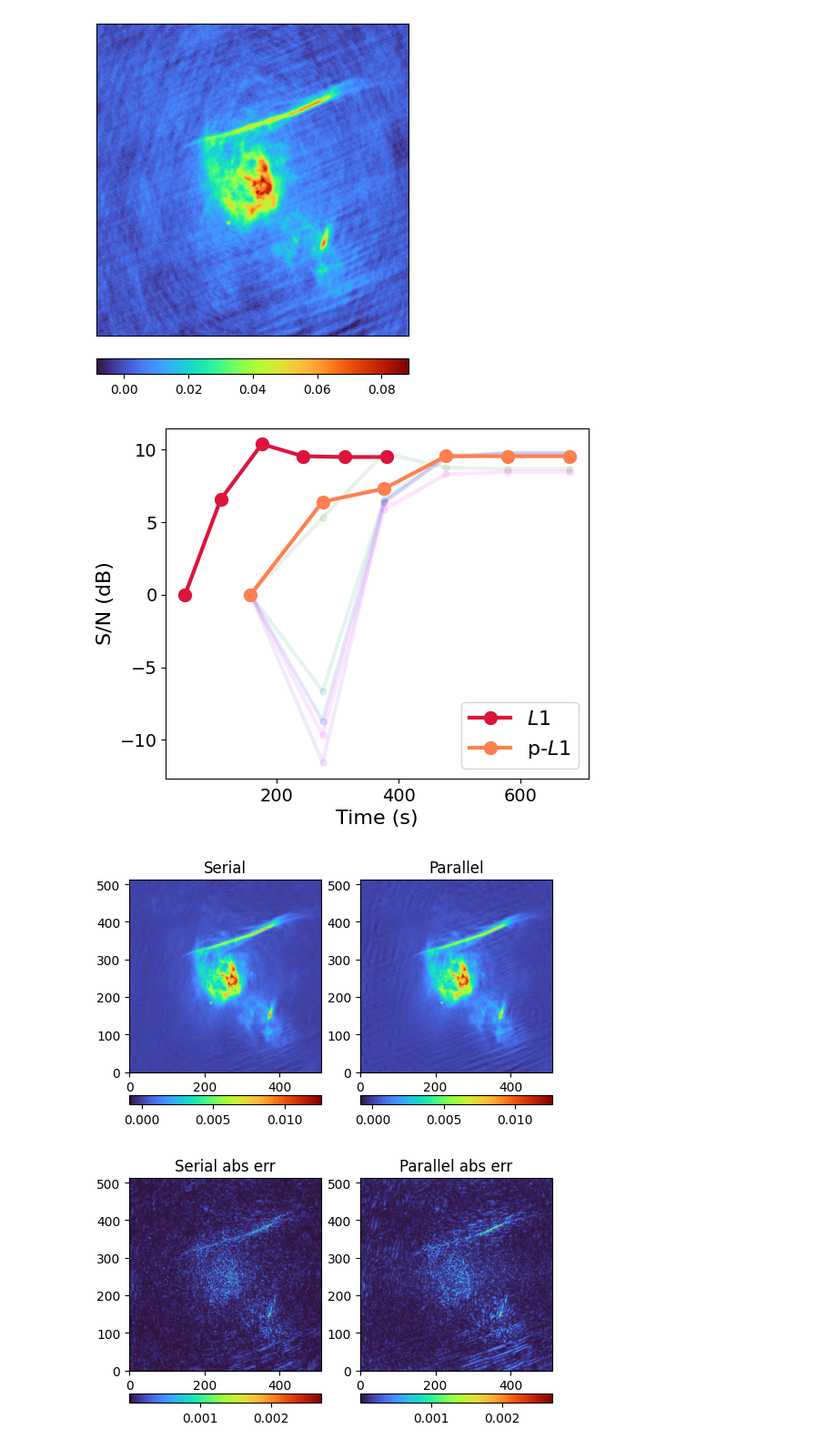
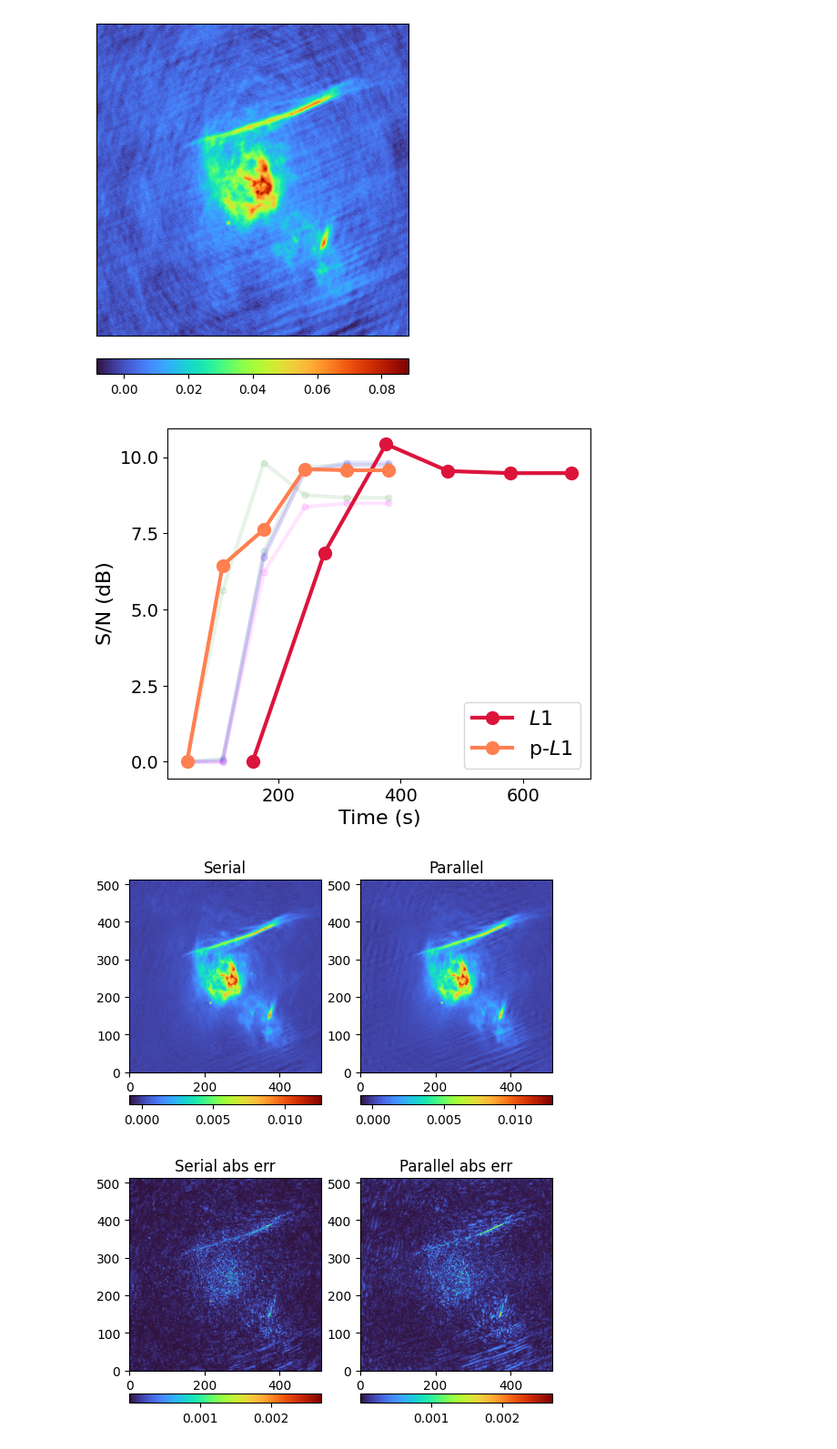
Before and after one commit to simon-prunet/radio-imaging, a Jupyter notebook: notebooks_and_pyscripts/multipartition_bda_results.ipynb, the cells around one changed output. Shown at 91% size. Drawn from its saved outputs; the diff is of its cells as text; code cells hidden in the pictures.

```diff
--- a/notebooks_and_pyscripts/multipartition_bda_results.ipynb
+++ b/notebooks_and_pyscripts/multipartition_bda_results.ipynb
@@ -66,11 +70,11 @@ util.plotNImages([dirty], [""], cmap="turbo", hide_ticks=True)
 # %% [output]
 [figure]
 # %%
-serial_times_sep = util.read_csv(sgrc_res_path + "pl1/mc_timings")
+serial_times_sep = util.read_csv(sgrc_res_path + "seriall1/mc_timings")
 serial_times = []
 serial_snrs = []
 
-parallel_times_sep = util.read_csv(sgrc_res_path + "seriall1/mc_timings")
+parallel_times_sep = util.read_csv(sgrc_res_path + "pl1/mc_timings")
 parallel_times = []
 parallel_snrs = []
 combined_snrs = []
@@ -97,7 +101,7 @@ for i in range(0, num_mc_l1):
 
     time_acc += float(serial_times_sep[i+1])
 
-    serial_snrs.append(evaluation.compute_snr(curr_deconv, gt))
+    serial_snrs.append(evaluation.compute_snr(gt, curr_deconv))
     serial_times.append(time_acc)
 
     if best_serial_snr < serial_snrs[-1]:
@@ -122,42 +126,42 @@ for i in range(0, num_mc_l1):
         else:
             curr_deconvs[j] += curr_deconv
 
-        parallel_snrs[j].append(evaluation.compute_snr(curr_deconvs[j], gt))
+        parallel_snrs[j].append(evaluation.compute_snr(gt, curr_deconvs[j]))
 
     time_acc += float(parallel_times_sep[i+1])
 
     curr_deconv_combined = util.fromfits(sgrc_res_path + "pl1/recon_combined_" + str(i) + ".fits")
-    combined_snrs.append(evaluation.compute_snr(curr_deconv_combined, gt))
+    combined_snrs.append(evaluation.compute_snr(gt, curr_deconv_combined))
 
     parallel_times.append(time_acc)
 
     if best_parallel_snr < combined_snrs[-1]:
         best_parallel_recon = curr_deconv_combined.copy()
         best_parallel_snr = combined_snrs[-1]
 
 for i, p_snrs in enumerate(parallel_snrs):
     plt.plot(parallel_times, parallel_snrs[i], c=pcols[i], lw=3, alpha=0.1, marker='o', markersize=5)
 
 plt.plot(serial_times, serial_snrs, c='crimson', label="$L1$", lw=3, marker='o', markersize=10)
 plt.plot(parallel_times, combined_snrs, c='coral', label="p-$L1$", lw=3, marker='o', markersize=10)
 
 
 
 plt.xlabel("Time (s)", fontsize=16)
 plt.ylabel("S/N (dB)", fontsize=16)
 #plt.yscale('log')
 plt.legend(loc="lower right", fontsize=16)
 plt.locator_params(nbins=5)
 plt.xticks(fontsize=14)
 plt.yticks(fontsize=14)
 
 plt.show()
 
 util.plotNImages([best_serial_recon, best_parallel_recon], ["Serial", "Parallel"], same_scale=True, cmap=cmap)
 util.plotNImages([numpy.abs(gt - best_serial_recon), numpy.abs(gt - best_parallel_recon)], \
                     ["Serial abs err", "Parallel abs err"], same_scale=True, cmap=cmap)
 # %% [output]
-[figure, old version]
+[figure, new version]
 [figure]
 [figure]
 # %%
```
Also changed, not shown: parts of 11 cells of this notebook, 28 other files.
